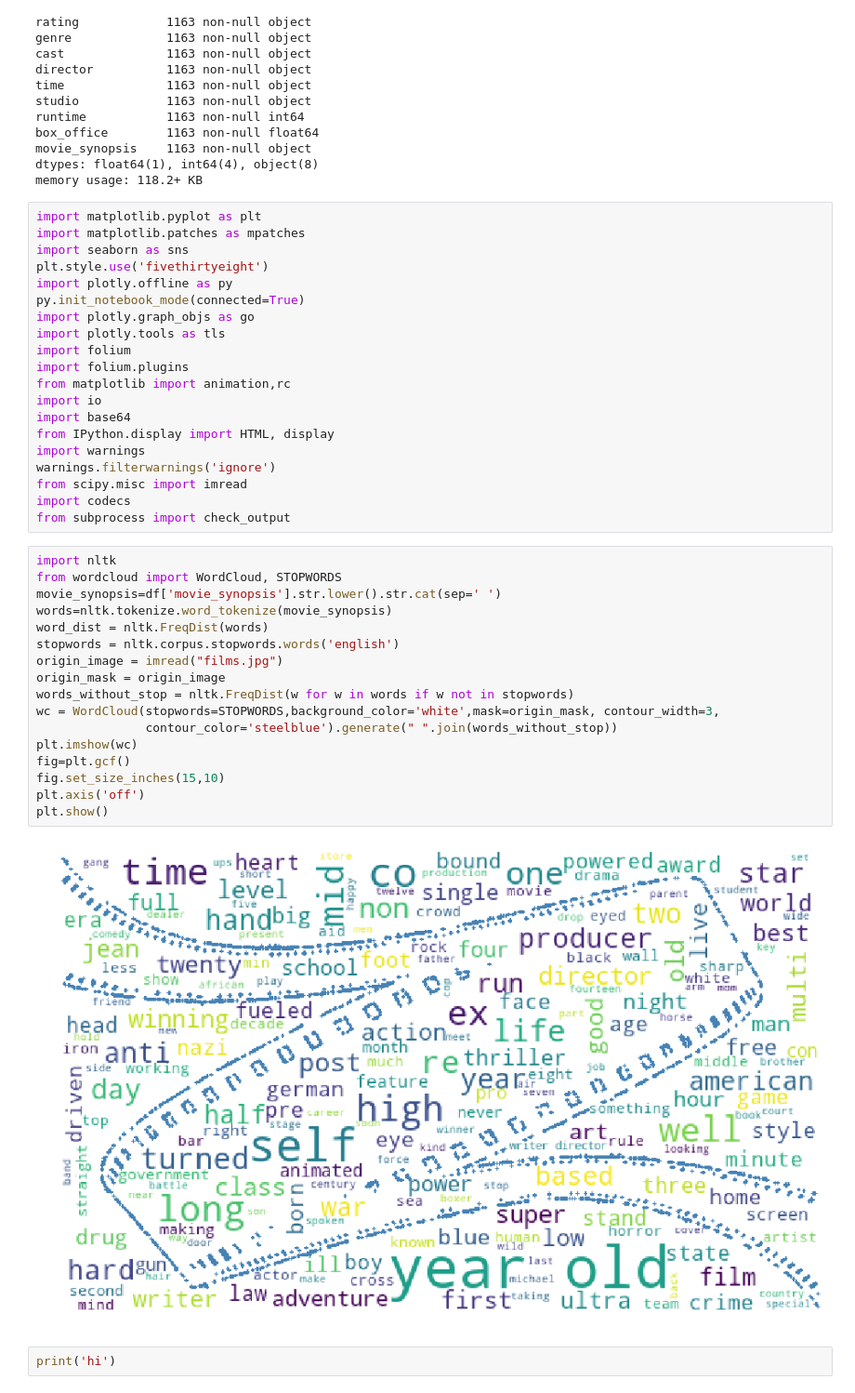
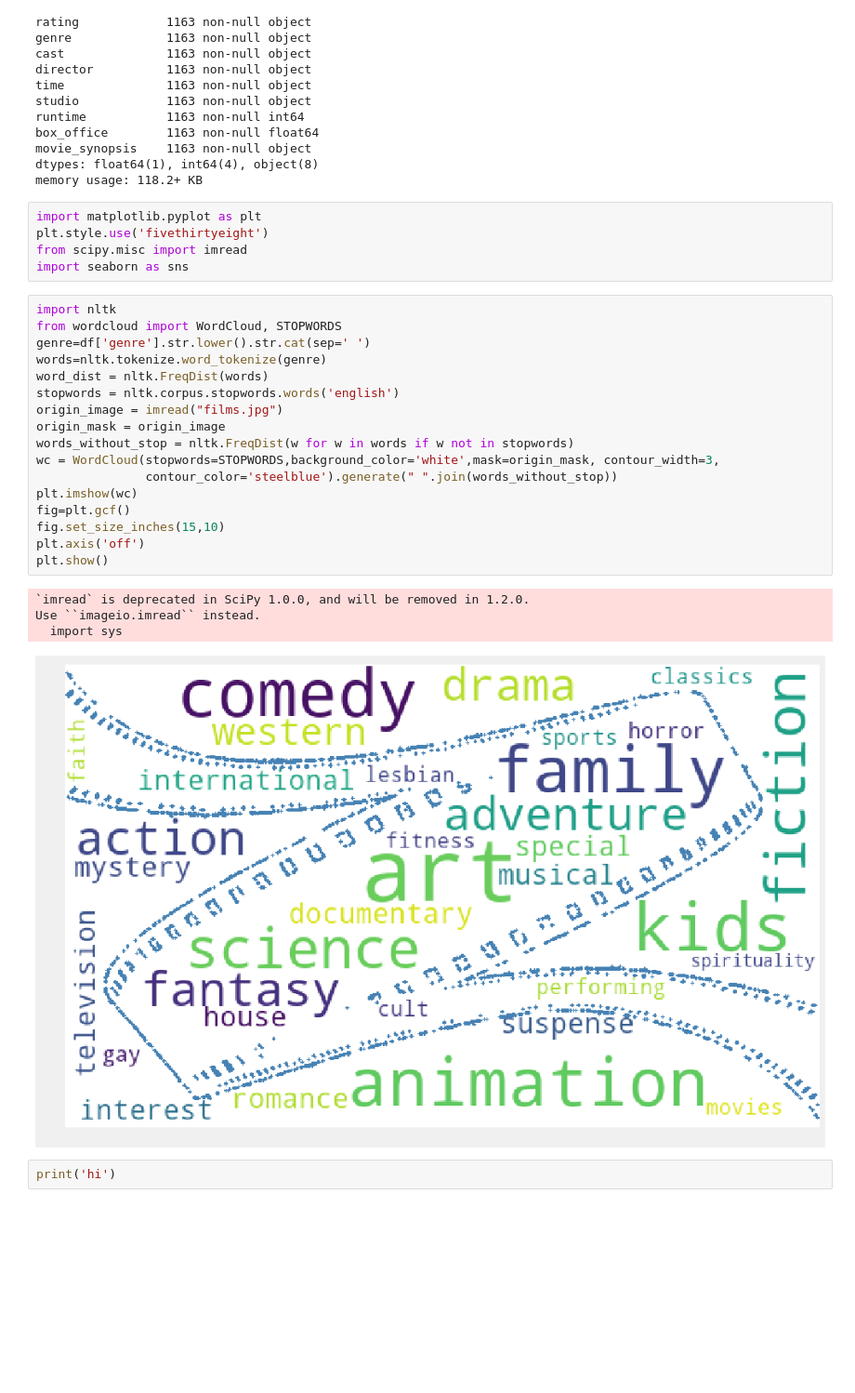
Before and after one commit to RuijieTang/Rotten_Tomato_Project, a Jupyter notebook: project.ipynb, the cells around one changed output. Shown at 93% size. Cells and saved outputs as stored; diff of their text form; blank space fills up the shorter version.

Commit message:
create genre text mining wordcloud

```diff
--- a/project.ipynb
+++ b/project.ipynb
@@ -45,44 +45,32 @@ box_office        1163 non-null float64
 movie_synopsis    1163 non-null object
 dtypes: float64(1), int64(4), object(8)
 memory usage: 118.2+ KB
-# %%
-import matplotlib.pyplot as plt
-import matplotlib.patches as mpatches
-import seaborn as sns
-plt.style.use('fivethirtyeight')
-import plotly.offline as py
-py.init_notebook_mode(connected=True)
-import plotly.graph_objs as go
-import plotly.tools as tls
-import folium
-import folium.plugins
-from matplotlib import animation,rc
-import io
-import base64
-from IPython.display import HTML, display
-import warnings
-warnings.filterwarnings('ignore')
-from scipy.misc import imread
-import codecs
-from subprocess import check_output
+# %%
+import matplotlib.pyplot as plt
+plt.style.use('fivethirtyeight')
+from scipy.misc import imread
+import seaborn as sns
 # %%
 import nltk
 from wordcloud import WordCloud, STOPWORDS
-movie_synopsis=df['movie_synopsis'].str.lower().str.cat(sep=' ')
-words=nltk.tokenize.word_tokenize(movie_synopsis)
+genre=df['genre'].str.lower().str.cat(sep=' ')
+words=nltk.tokenize.word_tokenize(genre)
 word_dist = nltk.FreqDist(words)
 stopwords = nltk.corpus.stopwords.words('english')
 origin_image = imread("films.jpg")
 origin_mask = origin_image
 words_without_stop = nltk.FreqDist(w for w in words if w not in stopwords)
 wc = WordCloud(stopwords=STOPWORDS,background_color='white',mask=origin_mask, contour_width=3,
                contour_color='steelblue').generate(" ".join(words_without_stop))
 plt.imshow(wc)
 fig=plt.gcf()
 fig.set_size_inches(15,10)
 plt.axis('off')
 plt.show()
 # %% [output]
+`imread` is deprecated in SciPy 1.0.0, and will be removed in 1.2.0.
+Use ``imageio.imread`` instead.
+  import sys
-[figure, old version]
+[figure, new version]
 # %%
 print('hi')
```
Also changed, not shown: 1 other file.
